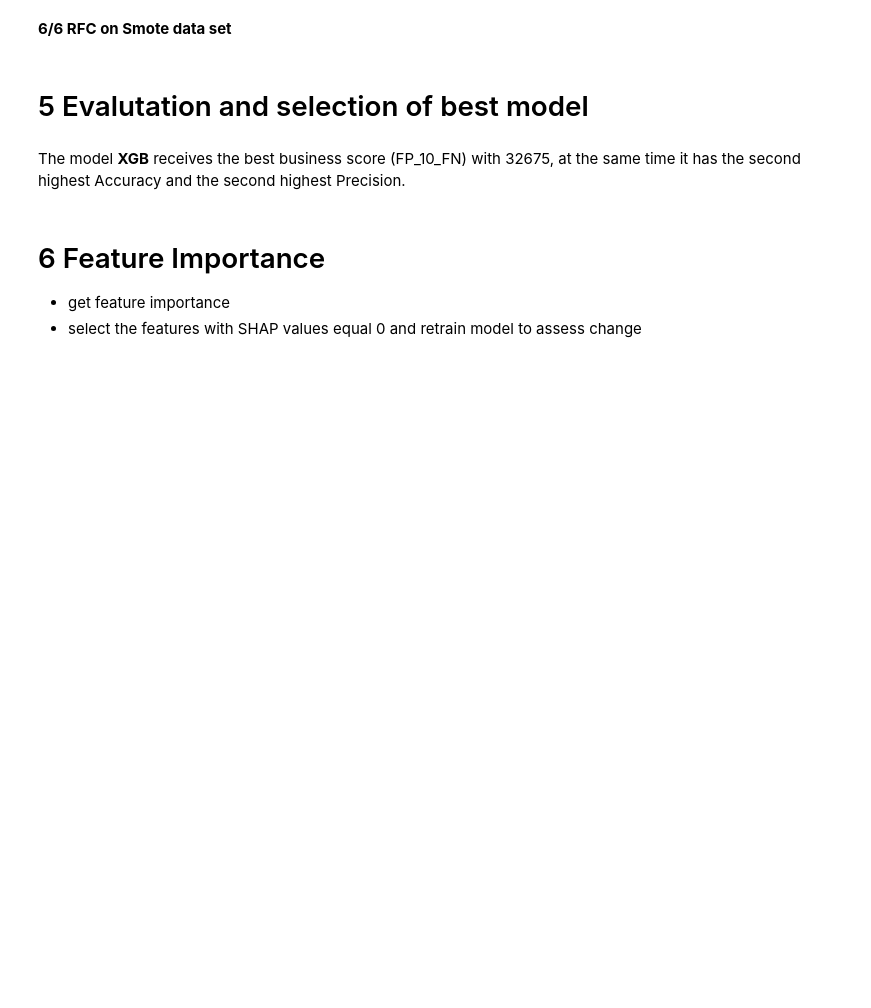
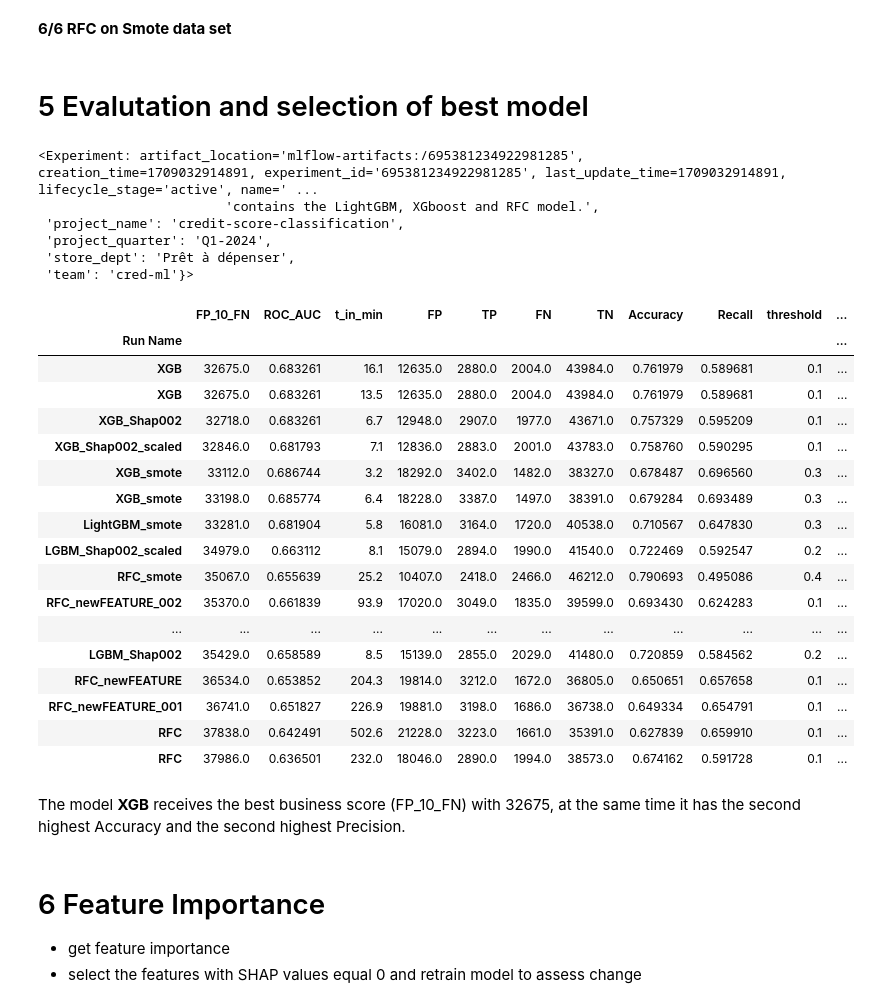
Before and after one commit to MarkoBrie/credit_scoring_with_MLOPS, a Jupyter notebook: 2_Model_selection.ipynb, the cells around one changed output. Saved outputs shown, nothing was run; the diff lists cells and outputs as text; code cells hidden in the pictures; blank space fills up the shorter version.

```diff
--- a/2_Model_selection.ipynb
+++ b/2_Model_selection.ipynb
@@ -867,35 +895,60 @@ run_MLflow(experiment_name, run_name, RFC_smote_metrics,
 # %%
 # Get the experiment by name
 experiment = mlflow.get_experiment_by_name(experiment_name)
 print(experiment)
 # Get all runs within the experiment
 runs = mlflow.search_runs(experiment_ids=[experiment.experiment_id])
 
 # Create an empty list to store metrics data
 metrics_data = []
 
 # Iterate over each run and append its metrics to the list
 for index, run in runs.iterrows():
     run_id = run["run_id"]
-    print(run_id)
+    #print(run_id)
     run_info = mlflow.get_run(run_id)
-    print(run_info)
+    #print(run_info)
     run_name = run_info.data.tags.get("mlflow.runName")
     metrics = run_info.data.metrics
     metrics_data.append({**metrics, "Run Name": run_name})
 
 # Create a DataFrame from the metrics data
 metrics_df = pd.DataFrame(metrics_data)
 metrics_df.set_index("Run Name", inplace=True)  # Set the run name as the index
 
 #metrics_df['t_in_s'] = round(metrics_df['time_in_s'],0)
-#metrics_df['t_in_min'] = round(metrics_df['time_in_s']/60,1)
+metrics_df['t_in_min'] = round(metrics_df['time_in_s']/60,1)
 #metrics_df['FP_10_FN'] = round(metrics_df['FP_10_FN'],0)
 
 #metrics_df.drop(['t_in_s'],axis=1, inplace=True)
 
 metrics_df = metrics_df.sort_values(by='FP_10_FN', ascending=True)
 #print(round(metrics_df,2))
 #metrics_df = round(metrics_df,2)
-#metrics_out = metrics_df[['FP_10_FN','ROC_AUC','t_in_min','FP','TP','FN','TN','Accuracy','Recall','threshold','Precision','F1']]
-metrics_df
+metrics_out = metrics_df[['FP_10_FN','ROC_AUC','t_in_min','FP','TP','FN','TN','Accuracy','Recall','threshold','Precision','F1']]
+metrics_out
+# %% [output]
+<Experiment: artifact_location='mlflow-artifacts:/695381234922981285', creation_time=1709032914891, experiment_id='695381234922981285', last_update_time=1709032914891, lifecycle_stage='active', name=' ...
+                        'contains the LightGBM, XGboost and RFC model.',
+ 'project_name': 'credit-score-classification',
+ 'project_quarter': 'Q1-2024',
+ 'store_dept': 'Prêt à dépenser',
+ 'team': 'cred-ml'}>
+|  | FP_10_FN | ROC_AUC | t_in_min | FP | TP | FN | TN | Accuracy | Recall | threshold | ... |
+| Run Name |  |  |  |  |  |  |  |  |  |  | ... |
+| XGB | 32675.0 | 0.683261 | 16.1 | 12635.0 | 2880.0 | 2004.0 | 43984.0 | 0.761979 | 0.589681 | 0.1 | ... |
+| XGB | 32675.0 | 0.683261 | 13.5 | 12635.0 | 2880.0 | 2004.0 | 43984.0 | 0.761979 | 0.589681 | 0.1 | ... |
+| XGB_Shap002 | 32718.0 | 0.683261 | 6.7 | 12948.0 | 2907.0 | 1977.0 | 43671.0 | 0.757329 | 0.595209 | 0.1 | ... |
+| XGB_Shap002_scaled | 32846.0 | 0.681793 | 7.1 | 12836.0 | 2883.0 | 2001.0 | 43783.0 | 0.758760 | 0.590295 | 0.1 | ... |
+| XGB_smote | 33112.0 | 0.686744 | 3.2 | 18292.0 | 3402.0 | 1482.0 | 38327.0 | 0.678487 | 0.696560 | 0.3 | ... |
+| XGB_smote | 33198.0 | 0.685774 | 6.4 | 18228.0 | 3387.0 | 1497.0 | 38391.0 | 0.679284 | 0.693489 | 0.3 | ... |
+| LightGBM_smote | 33281.0 | 0.681904 | 5.8 | 16081.0 | 3164.0 | 1720.0 | 40538.0 | 0.710567 | 0.647830 | 0.3 | ... |
+| LGBM_Shap002_scaled | 34979.0 | 0.663112 | 8.1 | 15079.0 | 2894.0 | 1990.0 | 41540.0 | 0.722469 | 0.592547 | 0.2 | ... |
+| RFC_smote | 35067.0 | 0.655639 | 25.2 | 10407.0 | 2418.0 | 2466.0 | 46212.0 | 0.790693 | 0.495086 | 0.4 | ... |
+| RFC_newFEATURE_002 | 35370.0 | 0.661839 | 93.9 | 17020.0 | 3049.0 | 1835.0 | 39599.0 | 0.693430 | 0.624283 | 0.1 | ... |
+| ... | ... | ... | ... | ... | ... | ... | ... | ... | ... | ... | ... |
+| LGBM_Shap002 | 35429.0 | 0.658589 | 8.5 | 15139.0 | 2855.0 | 2029.0 | 41480.0 | 0.720859 | 0.584562 | 0.2 | ... |
+| RFC_newFEATURE | 36534.0 | 0.653852 | 204.3 | 19814.0 | 3212.0 | 1672.0 | 36805.0 | 0.650651 | 0.657658 | 0.1 | ... |
+| RFC_newFEATURE_001 | 36741.0 | 0.651827 | 226.9 | 19881.0 | 3198.0 | 1686.0 | 36738.0 | 0.649334 | 0.654791 | 0.1 | ... |
+| RFC | 37838.0 | 0.642491 | 502.6 | 21228.0 | 3223.0 | 1661.0 | 35391.0 | 0.627839 | 0.659910 | 0.1 | ... |
+| RFC | 37986.0 | 0.636501 | 232.0 | 18046.0 | 2890.0 | 1994.0 | 38573.0 | 0.674162 | 0.591728 | 0.1 | ... |
```
Also changed, not shown: parts of 49 cells of this notebook, 3 other files.
